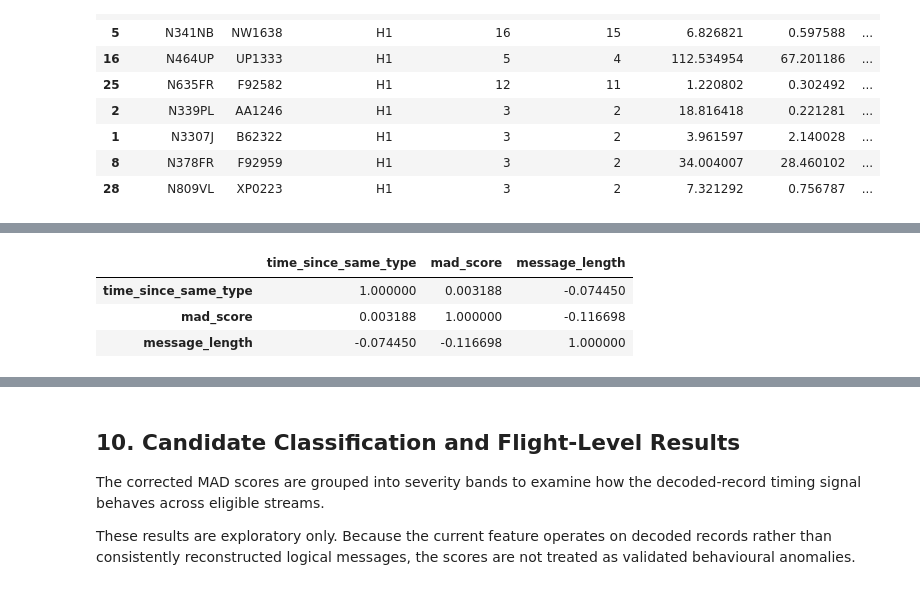
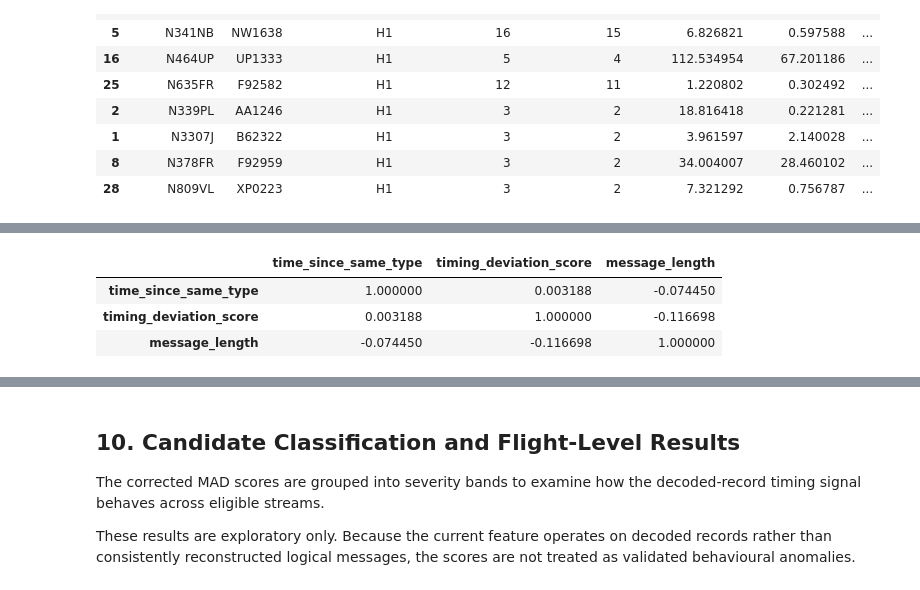
Before and after one commit to mxgmp/acars-detection-engineering, a Jupyter notebook: 01_acars_exploration.ipynb, the cells around one changed output, grey strips where cells are left out. Saved outputs shown, nothing was run; the diff lists cells and outputs as text; code cells hidden in the pictures.

```diff
--- a/01_acars_exploration.ipynb
+++ b/01_acars_exploration.ipynb
@@ -421,7 +419,9 @@ normalized_df = normalized_df[
         "raw_message",
         "source",
         "sourceType",
-        "frequency"
+        "frequency",
+        "msgNum",
+        "blockId"
     ]
 ]
 
@@ -845,7 +845,7 @@ timing_scored["absolute_deviation"] = (
     - timing_scored["median_interval"]
 ).abs()
 
-timing_scored["mad_score"] = (
+timing_scored["timing_deviation_score"] = (
     timing_scored["absolute_deviation"]
     / timing_scored["mad_interval"]
 )
@@ -860,7 +860,7 @@ timing_scored[
         "median_interval",
         "mad_interval",
         "absolute_deviation",
-        "mad_score"
+        "timing_deviation_score"
     ]
 ].head(20)
 # %% [output]
@@ -1362,7 +1362,7 @@ timing_scored["group_mad_interval"] = (
     .transform("median")
 )
 
-timing_scored["group_mad_score"] = (
+timing_scored["group_timing_deviation_score"] = (
     timing_scored["group_absolute_deviation"]
     / timing_scored["group_mad_interval"]
 )
@@ -1377,7 +1377,7 @@ timing_scored[
         "group_median_interval",
         "group_absolute_deviation",
         "group_mad_interval",
-        "group_mad_score"
+        "group_timing_deviation_score"
     ]
 ].head(20)
 # %% [output]
@@ -1524,7 +1524,7 @@ timing_scored["absolute_deviation"] = (
     - timing_scored["median_interval"]
 ).abs()
 
-timing_scored["mad_score"] = (
+timing_scored["timing_deviation_score"] = (
     timing_scored["absolute_deviation"]
     / timing_scored["mad_interval"]
 )
@@ -1874,22 +1874,22 @@ timing_scored[
 # %%
 analysis = timing_scored.copy()
 
 analysis["message_length"] = analysis["raw_message"].str.len()
 
 analysis[
     [
         "registration",
         "flight_id",
         "message_type",
         "time_since_same_type",
-        "mad_score",
+        "timing_deviation_score",
         "message_length"
     ]
 ].corr(numeric_only=True)
 # %% [output]
-|  | time_since_same_type | mad_score | message_length |
+|  | time_since_same_type | timing_deviation_score | message_length |
 | time_since_same_type | 1.000000 | 0.003188 | -0.074450 |
-| mad_score | 0.003188 | 1.000000 | -0.116698 |
+| timing_deviation_score | 0.003188 | 1.000000 | -0.116698 |
 | message_length | -0.074450 | -0.116698 | 1.000000 |
 # %%
 candidate_summary = (
```
Also changed, not shown: parts of 32 cells of this notebook, 2 other files.
